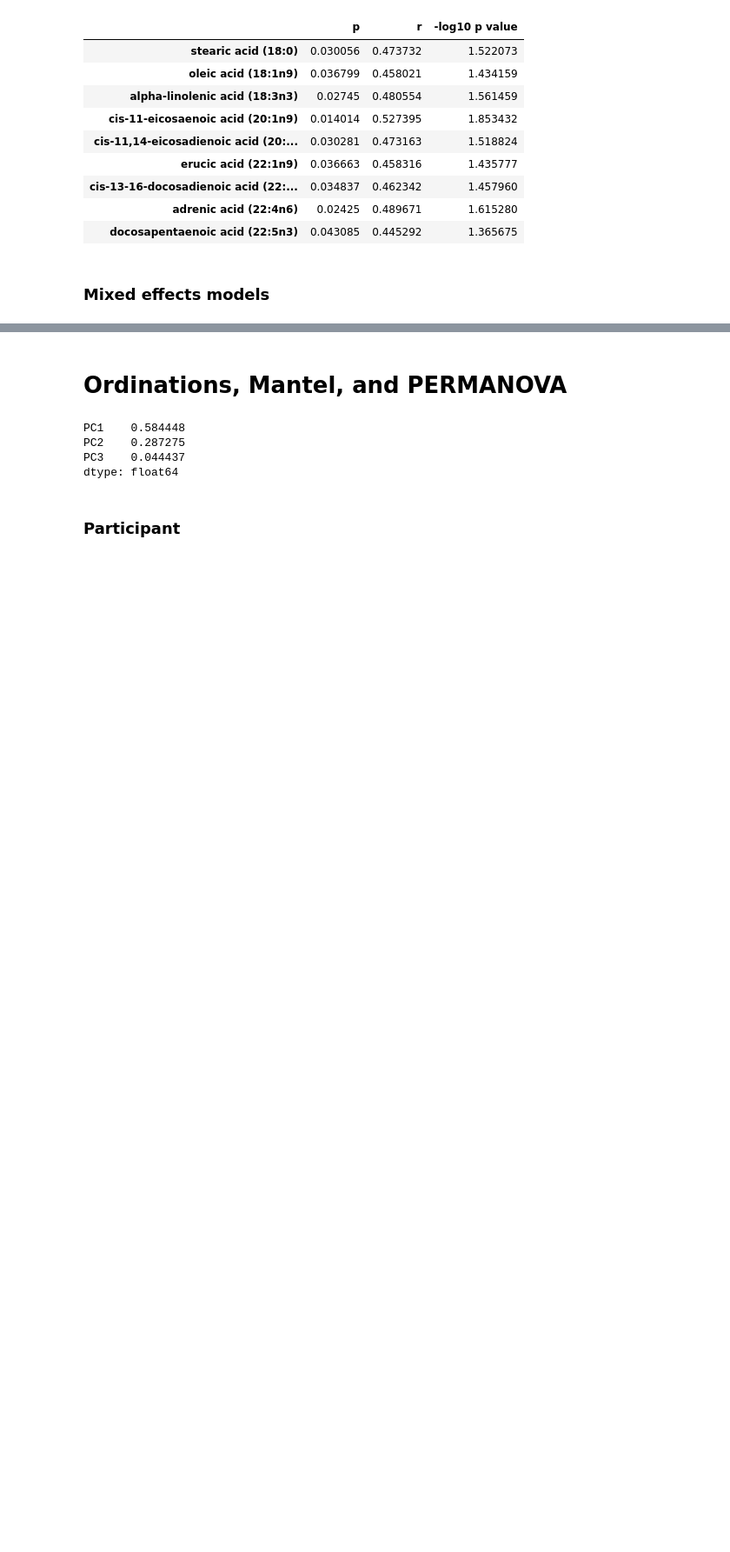
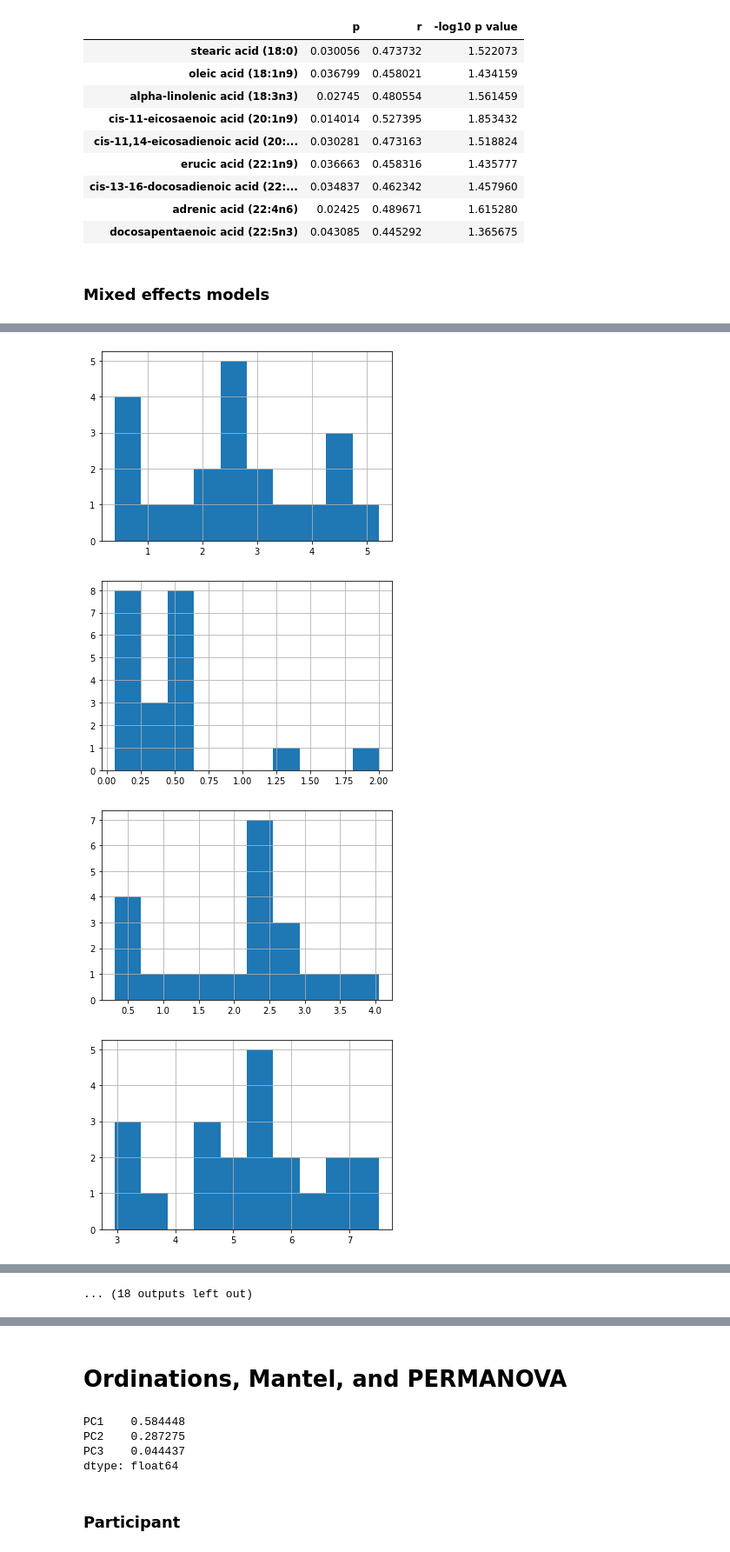
Before and after one commit to sterrettJD/Breastfed-Neonates, a Jupyter notebook: Metabolome.ipynb, the cells around one changed output, grey strips where cells are left out. Shown at 87% size. Drawn from its saved outputs; the diff is of its cells as text; code cells hidden in the pictures; blank space fills up the shorter version.

```diff
--- a/Metabolome.ipynb
+++ b/Metabolome.ipynb
@@ -293,0 +295,9 @@ Index(['Subjectcode', 'Timepoint', 'Sex', 'Length', 'Birth Weight',
+# %%
+for lipid in metabo.columns:
+    metabo[lipid].apply(lambda x: np.log(x + np.sqrt(x**2 + 1))).hist()
+    plt.show()
+# %% [output]
+[figure, added]
+[figure, added]
+[figure, added]
+[figure, added]
@@ -294,3 +312,4 @@ Index(['Subjectcode', 'Timepoint', 'Sex', 'Length', 'Birth Weight',
+... (18 outputs left out)
 # %%
 lme_df = pd.concat([metabo, metadata[["Timepoint", "Subjectcode"]]],
                    axis=1)
```
Also changed, not shown: parts of 10 cells of this notebook.
